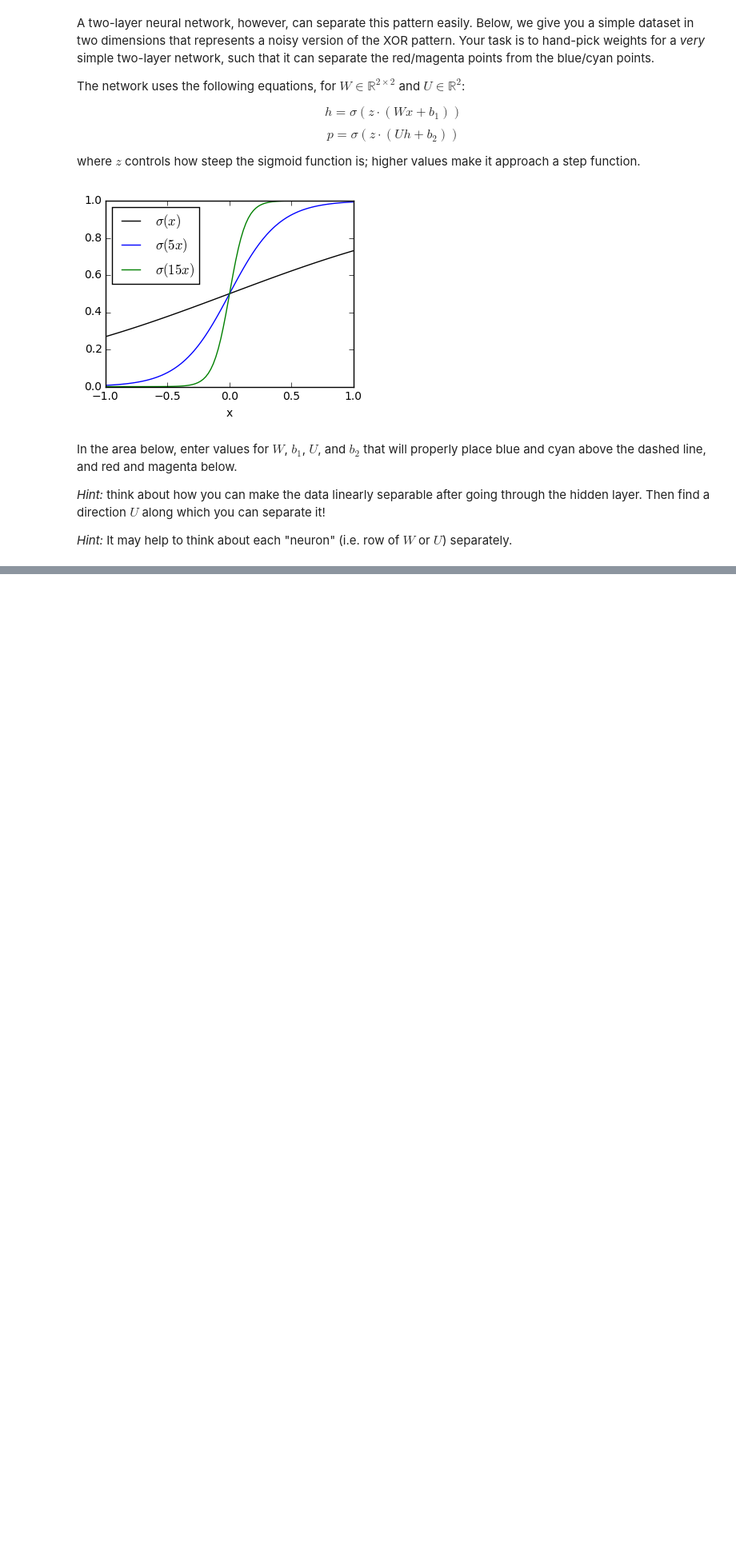
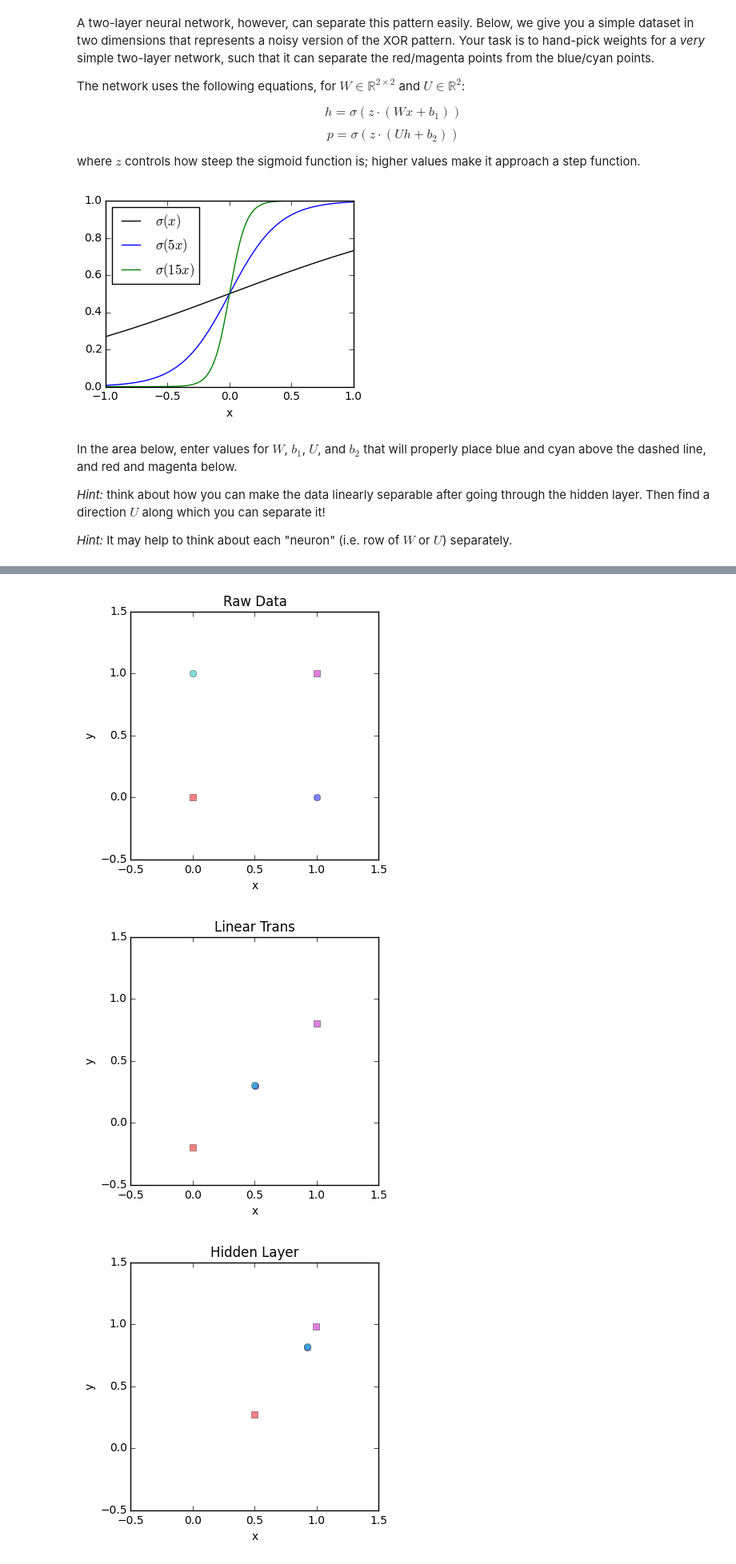
Before and after one commit to hack1nt0/DLNLP, a Jupyter notebook: assignment2/part0-XOR.ipynb, the cells around one changed output, grey strips where cells are left out. Shown: that part at 80% size. Cells and saved outputs as stored; diff of their text form; code cells hidden in the pictures; blank space fills up the shorter version.

```diff
--- a/assignment2/part0-XOR.ipynb
+++ b/assignment2/part0-XOR.ipynb
@@ -18,7 +21,7 @@ colors = 'rbcm'
 markers = 'soos'
 def show_pts(data):
     for i in range(4):
-        idx = (arange(npts) % 4 == i)
+        idx = (arange(len(data[0])) % 4 == i)
         plot(data[0,idx], data[1,idx],
              marker=markers[i], linestyle='.',
              color=colors[i], alpha=0.5)
@@ -26,10 +29,10 @@ def show_pts(data):
 
 def show_pts_1d(data):
     for i in range(4):
-        idx = (arange(npts) % 4 == i)
+        idx = (arange(len(data)) % 4 == i)
         plot(data[idx], marker=markers[i], linestyle='.',
              color=colors[i], alpha=0.5)
-    gca().set_aspect(npts/4.0)
+    gca().set_aspect(len(data)/4.0)
 
 #### Copy in your implementation from Assignment #1 ####
 def sigmoid(x):
@@ -69,3 +72,70 @@ In the area below, enter values for $W$, $b_1$, $U$, and $b_2$ that will properl
 *Hint:* think about how you can make the data linearly separable after going through the hidden layer. Then find a direction $U$ along which you can separate it!
 
 *Hint:* It may help to think about each "neuron" (i.e. row of $W$ or $U$) separately.
+# %%
+W = zeros((2,2))
+b1 = zeros((2,1))
+U = zeros(2)
+b2 = 0
+
+#### YOUR CODE HERE ####
+cos45 = np.cos(np.pi / 4)
+sin45 = np.sin(np.pi / 4)
+revRot = np.array([[cos45, -sin45], [sin45, cos45]])
+rot = np.array([[cos45, sin45], [-sin45, cos45]])
+squz = np.array([[1.0 / 100, 0], [0, 1]])
+
+W = rot.dot(squz).dot(revRot)
+
+b1 = np.array([0, -0.2]).reshape(2, 1)
+
+z = 5 # control gate steepness
+
+#### END YOUR CODE ####
+
+# Feed-forward computation
+data = np.array([[0, 1, 0, 1], [0, 0, 1, 1]])
+# data = data[:, :4]
+print "Raw Data:"
+print data
+figure(figsize=(4,4)); ylim(-0.5, 1.5); xlim(-0.5, 1.5)
+xlabel("x"); ylabel("y"); title("Raw Data")
+show_pts(data)
+
+figure(figsize=(4,4)); ylim(-0.5, 1.5); xlim(-0.5, 1.5)
+xlabel("x"); ylabel("y"); title("Linear Trans")
+show_pts(rot.dot(squz).dot(revRot).dot(data) + b1)
+
+print "Hidden Activation:"
+h = sigmoid(z * (W.dot(data) + b1))
+print h
+
+print "Grad:"
+def grad(h, a, b):
+    return (h[1, a] - h[1, b]) / (h[0, a] - h[0, b])
+print [grad(h, 3, 0), grad(h, 3, 2), grad(h, 3, 1)]
+print "Intepret:"
+def intep(h, a):
+    return h[1, a] - h[0, a] * (h[1, 3] - h[1, 0]) / (h[0, 3] - h[0, 0])
+inteps = [intep(h, i) for i in range(3)]
+print inteps
+#### YOUR CODE HERE ####
+print "U and b2:"
+U = np.array([-(h[1, 3] - h[1, 0]) / (h[0, 3] - h[0, 0]), 1])
+print U
+inteps.sort()
+b2 = np.array(-(inteps[1] + inteps[2]) / 2.0)
+print b2
+#### END YOUR CODE ####
+print "Test Linear Classifer:"
+print U.dot(h) + b2
+
+figure(figsize=(4,4)); ylim(-0.5, 1.5); xlim(-0.5, 1.5)
+xlabel("x"); ylabel("y"); title("Hidden Layer")
+show_pts(h)
+
+p = sigmoid(z*(U.dot(h) + b2))
+
+print "p:"
+print p
+# %% [output]
@@ -72 +159,4 @@ In the area below, enter values for $W$, $b_1$, $U$, and $b_2$ that will properl
+[figure, added]
+[figure, added]
+[figure, added]
 # %%
```
Also changed, not shown: parts of 3 cells of this notebook.
